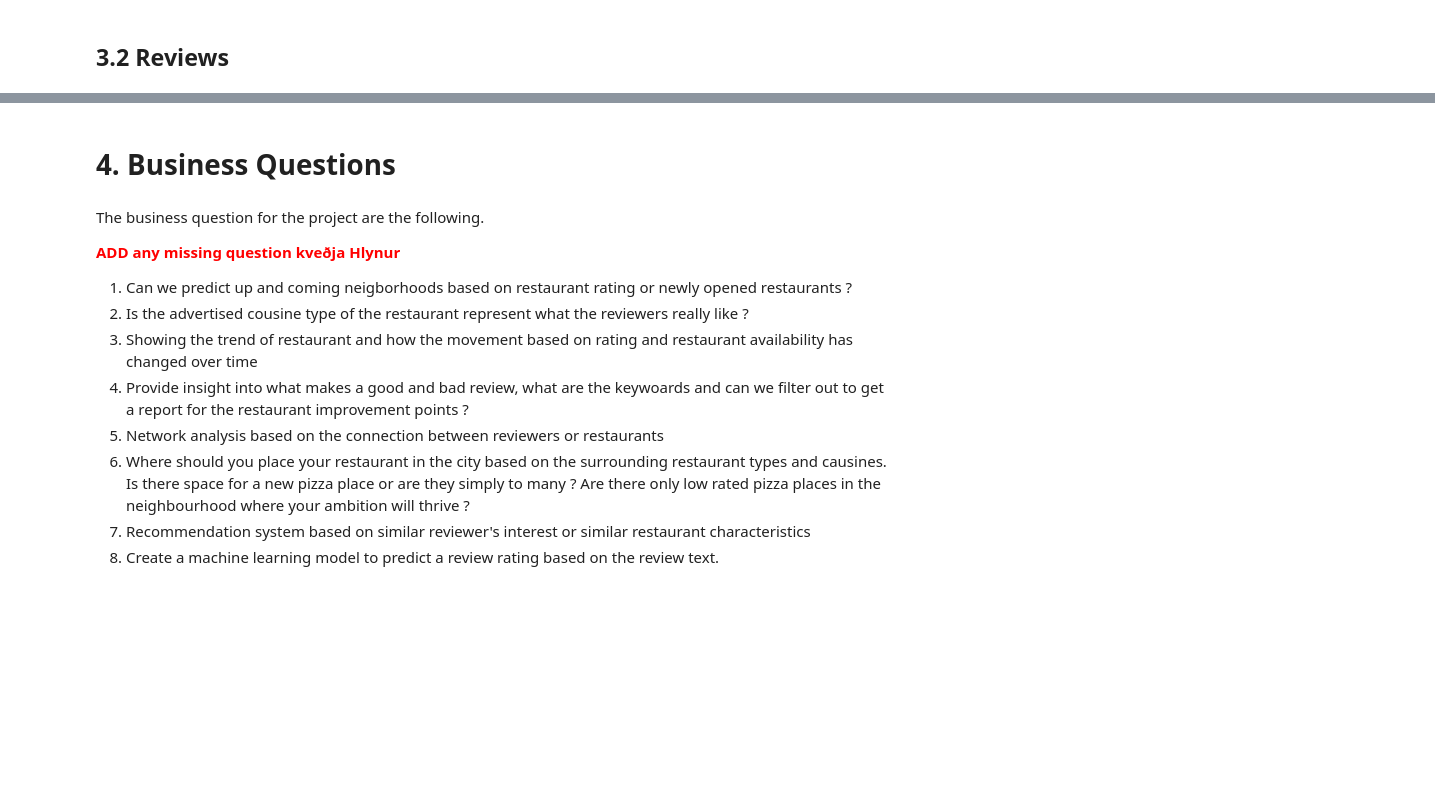
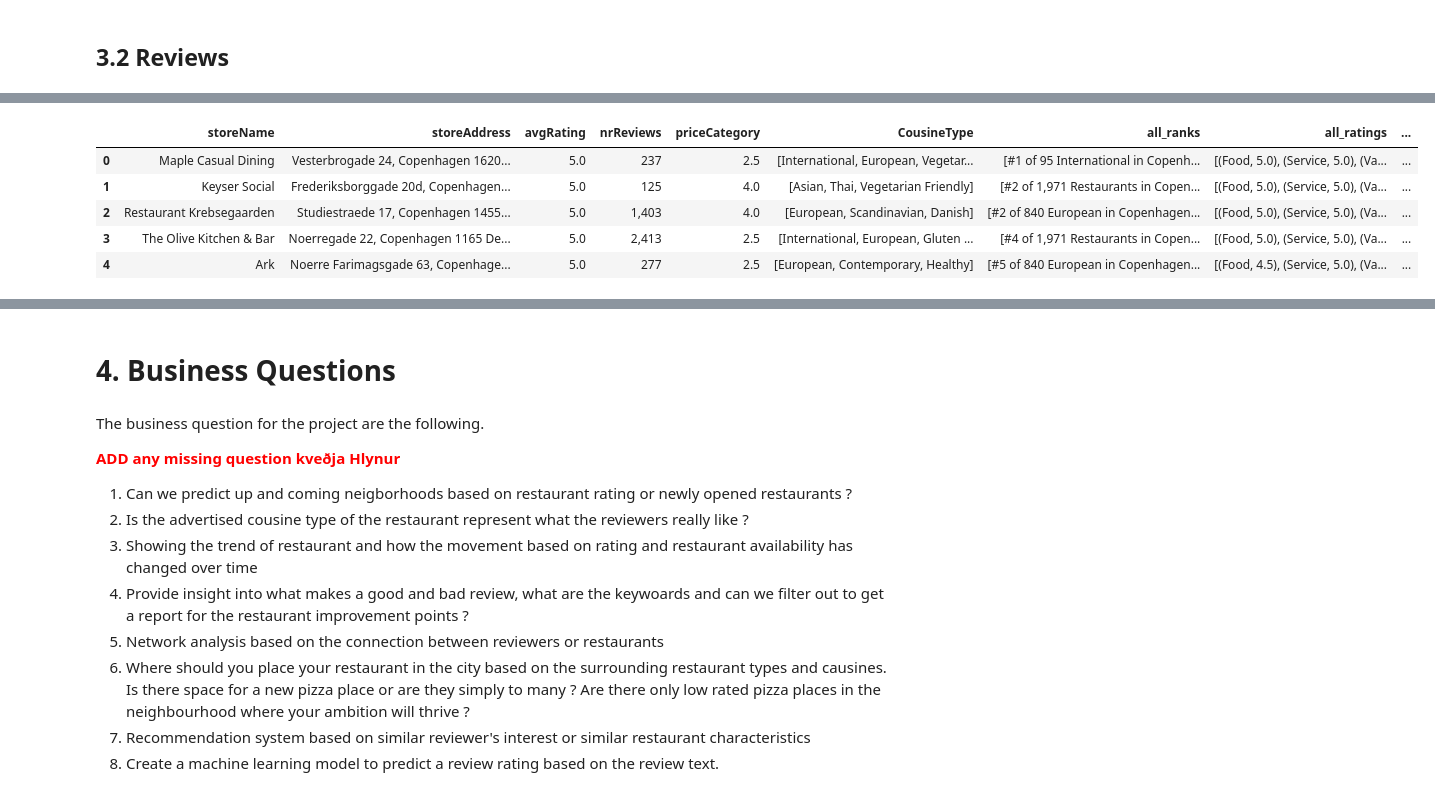
Before and after one commit to hlynurarni/Final_project_s42578_21, a Jupyter notebook: Milestone1.ipynb, the cells around one changed output, grey strips where cells are left out. Cells and saved outputs as stored; diff of their text form; code cells hidden in the pictures; blank space fills up the shorter version.

Commit message:
Pickled datasets + updates to milestone notebook

```diff
--- a/Milestone1.ipynb
+++ b/Milestone1.ipynb
@@ -603,3 +645,14 @@ reviews_profile.to_notebook_iframe();
+# %%
+# Then we can read the data
+restaurants2 = pd.read_pickle('Data/restaurants.pkl')
+restaurants2.head()
+# %% [output]
+|  | storeName | storeAddress | avgRating | nrReviews | priceCategory | CousineType | all_ranks | all_ratings | ... |
+| 0 | Maple Casual Dining | Vesterbrogade 24, Copenhagen 1620... | 5.0 | 237 | 2.5 | [International, European, Vegetar... | [#1 of 95 International in Copenh... | [(Food, 5.0), (Service, 5.0), (Va... | ... |
+| 1 | Keyser Social | Frederiksborggade 20d, Copenhagen... | 5.0 | 125 | 4.0 | [Asian, Thai, Vegetarian Friendly] | [#2 of 1,971 Restaurants in Copen... | [(Food, 5.0), (Service, 5.0), (Va... | ... |
+| 2 | Restaurant Krebsegaarden | Studiestraede 17, Copenhagen 1455... | 5.0 | 1,403 | 4.0 | [European, Scandinavian, Danish] | [#2 of 840 European in Copenhagen... | [(Food, 5.0), (Service, 5.0), (Va... | ... |
+| 3 | The Olive Kitchen & Bar | Noerregade 22, Copenhagen 1165 De... | 5.0 | 2,413 | 2.5 | [International, European, Gluten ... | [#4 of 1,971 Restaurants in Copen... | [(Food, 5.0), (Service, 5.0), (Va... | ... |
+| 4 | Ark | Noerre Farimagsgade 63, Copenhage... | 5.0 | 277 | 2.5 | [European, Contemporary, Healthy] | [#5 of 840 European in Copenhagen... | [(Food, 4.5), (Service, 5.0), (Va... | ... |
 # %% [markdown]
  ![purple-divider](https://user-images.githubusercontent.com/7065401/52071927-c1cd7100-2562-11e9-908a-dde91ba14e59.png)
 # %% [markdown]
```
Also changed, not shown: parts of 16 cells of this notebook, 3 other files.
